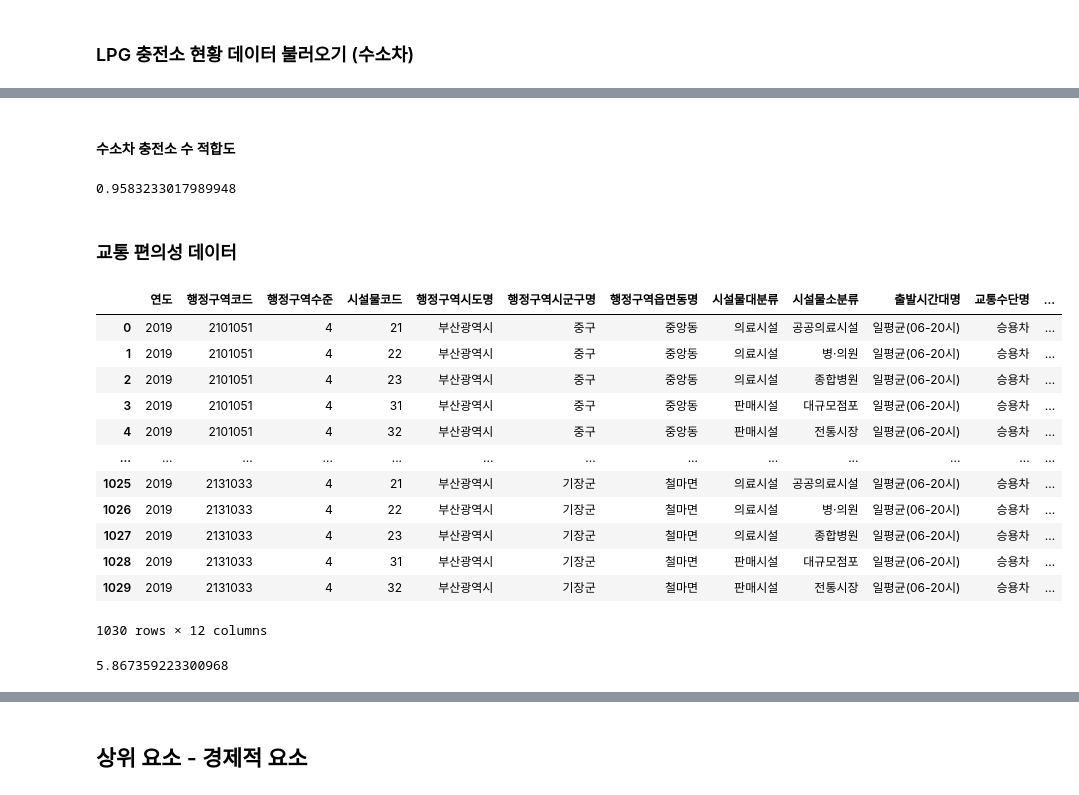
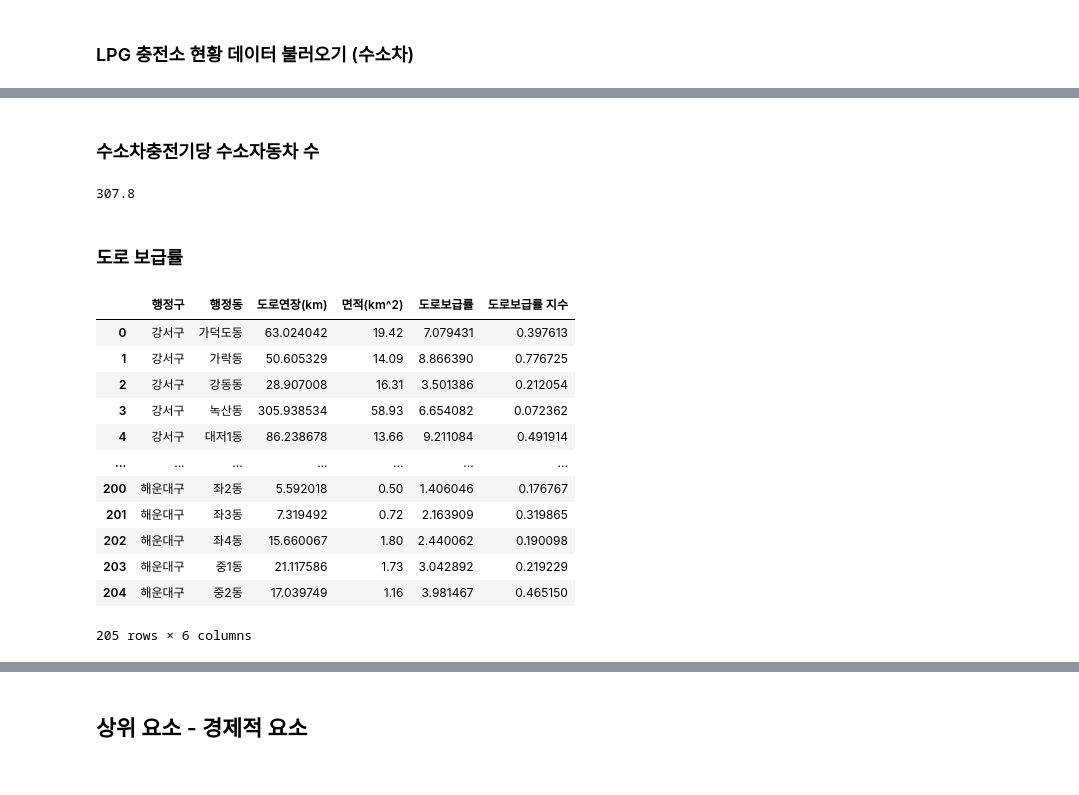
Before and after one commit to jhparkland/Green-Car-Charging-Station-Site-Selection, a Jupyter notebook: Notebook/GVCS/GVCS.ipynb, the cells around one changed output, grey strips where cells are left out. Saved outputs shown, nothing was run; the diff lists cells and outputs as text; code cells hidden in the pictures.

```diff
--- a/Notebook/GVCS/GVCS.ipynb
+++ b/Notebook/GVCS/GVCS.ipynb
@@ -727,33 +773,30 @@ df_busan_HVCS
-# %% [markdown]
-#### 수소차 충전소 수 적합도
-# %%
-HVCS_pro,HVCS_pro_negative = cal_norm(df_HVCS_group['충전소'].mean(),df_HVCS_group['충전소'].std(),
-df_HVCS_group['충전소'].min(),df_HVCS_group['충전소'].max(),HVCS_standard,True)
-HVCS_pro
-# %% [output]
-0.9583233017989948
-# %% [markdown]
-### 교통 편의성 데이터
+# %% [markdown]
+### 수소차충전기당 수소자동차 수
+# %%
+# 부산에 5기만 존재하기 때문에 구단위로 구하는 것이 불가능
+# 부산시의 수소충전기당 수소자동차 수
+HV_per_charger = vehicle_gu['수소'].sum() / df_busan_HVCS['충전기'].sum()
+HV_per_charger
+# %% [output]
+307.8
+# %% [markdown]
+### 도로 보급률
 # %%
-# 교통 접근성 (Transportation Accessibility)
-TA_file_path = 'C:\\Users\\SAMSUNG\\Desktop\\Green-Car-Charging-Station-Site-Selection\\Data\\시설,교통수단별 평균접근시간.csv'
-df_TA = pd.read_csv(TA_file_path,encoding='cp949')
-df_TA
+# 주차장 정보
+street_supply_file_path = 'C:\\Users\\SAMSUNG\\Desktop\\Green-Car-Charging-Station-Site-Selection\\Data\\도로보급률.csv'
+df_street_supply = pd.read_csv(street_supply_file_path, encoding='cp949')
+df_street_supply
 # %% [output]
-|  | 연도 | 행정구역코드 | 행정구역수준 | 시설물코드 | 행정구역시도명 | 행정구역시군구명 | 행정구역읍면동명 | 시설물대분류 | 시설물소분류 | 출발시간대명 | 교통수단명 | ... |
-| 0 | 2019 | 2101051 | 4 | 21 | 부산광역시 | 중구 | 중앙동 | 의료시설 | 공공의료시설 | 일평균(06-20시) | 승용차 | ... |
-| 1 | 2019 | 2101051 | 4 | 22 | 부산광역시 | 중구 | 중앙동 | 의료시설 | 병·의원 | 일평균(06-20시) | 승용차 | ... |
-| 2 | 2019 | 2101051 | 4 | 23 | 부산광역시 | 중구 | 중앙동 | 의료시설 | 종합병원 | 일평균(06-20시) | 승용차 | ... |
-| 3 | 2019 | 2101051 | 4 | 31 | 부산광역시 | 중구 | 중앙동 | 판매시설 | 대규모점포 | 일평균(06-20시) | 승용차 | ... |
-| 4 | 2019 | 2101051 | 4 | 32 | 부산광역시 | 중구 | 중앙동 | 판매시설 | 전통시장 | 일평균(06-20시) | 승용차 | ... |
-| ... | ... | ... | ... | ... | ... | ... | ... | ... | ... | ... | ... | ... |
-| 1025 | 2019 | 2131033 | 4 | 21 | 부산광역시 | 기장군 | 철마면 | 의료시설 | 공공의료시설 | 일평균(06-20시) | 승용차 | ... |
-| 1026 | 2019 | 2131033 | 4 | 22 | 부산광역시 | 기장군 | 철마면 | 의료시설 | 병·의원 | 일평균(06-20시) | 승용차 | ... |
-| 1027 | 2019 | 2131033 | 4 | 23 | 부산광역시 | 기장군 | 철마면 | 의료시설 | 종합병원 | 일평균(06-20시) | 승용차 | ... |
-| 1028 | 2019 | 2131033 | 4 | 31 | 부산광역시 | 기장군 | 철마면 | 판매시설 | 대규모점포 | 일평균(06-20시) | 승용차 | ... |
-| 1029 | 2019 | 2131033 | 4 | 32 | 부산광역시 | 기장군 | 철마면 | 판매시설 | 전통시장 | 일평균(06-20시) | 승용차 | ... |
+|  | 행정구 | 행정동 | 도로연장(km) | 면적(km^2) | 도로보급률 | 도로보급률 지수 |
+| 0 | 강서구 | 가덕도동 | 63.024042 | 19.42 | 7.079431 | 0.397613 |
+| 1 | 강서구 | 가락동 | 50.605329 | 14.09 | 8.866390 | 0.776725 |
+| 2 | 강서구 | 강동동 | 28.907008 | 16.31 | 3.501386 | 0.212054 |
+| 3 | 강서구 | 녹산동 | 305.938534 | 58.93 | 6.654082 | 0.072362 |
+| 4 | 강서구 | 대저1동 | 86.238678 | 13.66 | 9.211084 | 0.491914 |
+| ... | ... | ... | ... | ... | ... | ... |
+| 200 | 해운대구 | 좌2동 | 5.592018 | 0.50 | 1.406046 | 0.176767 |
+| 201 | 해운대구 | 좌3동 | 7.319492 | 0.72 | 2.163909 | 0.319865 |
+| 202 | 해운대구 | 좌4동 | 15.660067 | 1.80 | 2.440062 | 0.190098 |
+| 203 | 해운대구 | 중1동 | 21.117586 | 1.73 | 3.042892 | 0.219229 |
+| 204 | 해운대구 | 중2동 | 17.039749 | 1.16 | 3.981467 | 0.465150 |
-1030 rows × 12 columns
+205 rows × 6 columns
-# %%
-df_TA['평균접근시간(분)'].mean()
-# %% [output]
-5.867359223300968
```
Also changed, not shown: parts of 80 cells of this notebook, 8 other files.
